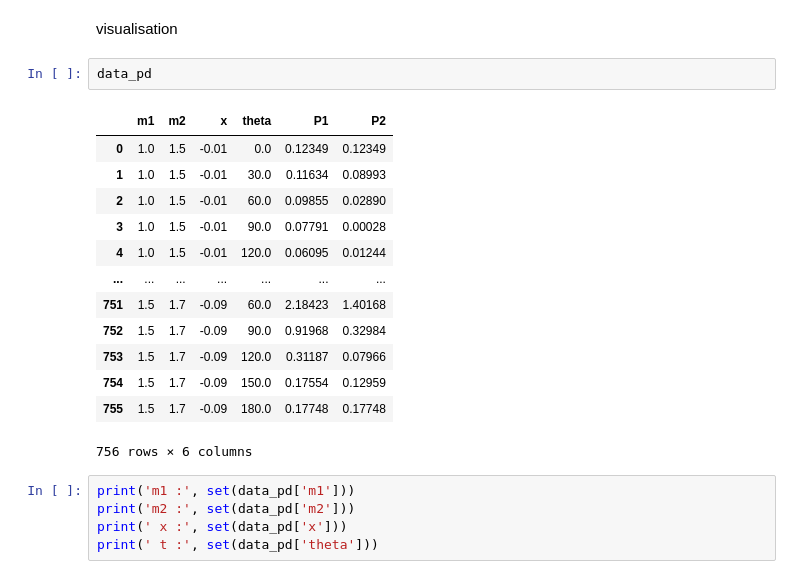
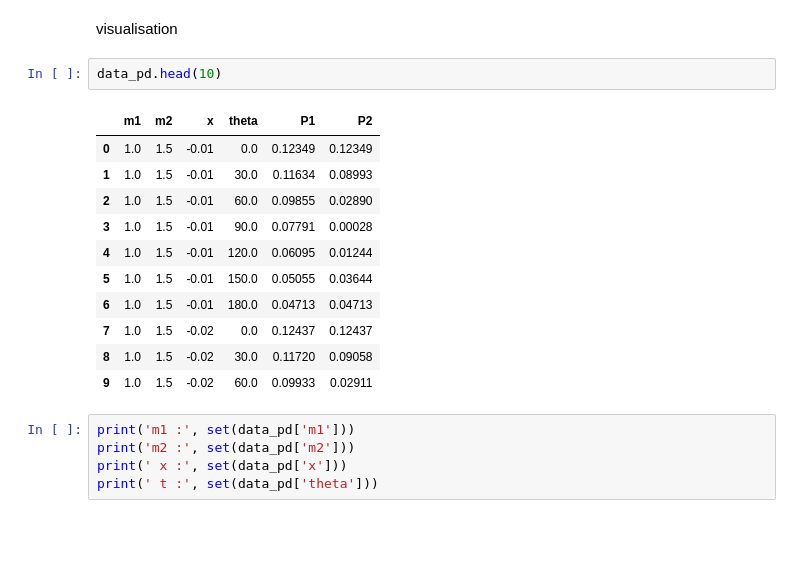
Before and after one commit to DenisPur/HomeWork-SimpleNN, a Jupyter notebook: main.ipynb, the cells around one changed output. Saved outputs shown, nothing was run; the diff lists cells and outputs as text; blank space fills up the shorter version.

```diff
--- a/main.ipynb
+++ b/main.ipynb
@@ -38,21 +38,19 @@ data_pd.columns = ['m1', 'm2', 'x', 'theta', 'P1', 'P2']
 # %% [markdown]
 visualisation
 # %%
-data_pd
+data_pd.head(10)
 # %% [output]
 |  | m1 | m2 | x | theta | P1 | P2 |
 | 0 | 1.0 | 1.5 | -0.01 | 0.0 | 0.12349 | 0.12349 |
 | 1 | 1.0 | 1.5 | -0.01 | 30.0 | 0.11634 | 0.08993 |
 | 2 | 1.0 | 1.5 | -0.01 | 60.0 | 0.09855 | 0.02890 |
 | 3 | 1.0 | 1.5 | -0.01 | 90.0 | 0.07791 | 0.00028 |
 | 4 | 1.0 | 1.5 | -0.01 | 120.0 | 0.06095 | 0.01244 |
-| ... | ... | ... | ... | ... | ... | ... |
-| 751 | 1.5 | 1.7 | -0.09 | 60.0 | 2.18423 | 1.40168 |
-| 752 | 1.5 | 1.7 | -0.09 | 90.0 | 0.91968 | 0.32984 |
-| 753 | 1.5 | 1.7 | -0.09 | 120.0 | 0.31187 | 0.07966 |
-| 754 | 1.5 | 1.7 | -0.09 | 150.0 | 0.17554 | 0.12959 |
-| 755 | 1.5 | 1.7 | -0.09 | 180.0 | 0.17748 | 0.17748 |
+| 5 | 1.0 | 1.5 | -0.01 | 150.0 | 0.05055 | 0.03644 |
+| 6 | 1.0 | 1.5 | -0.01 | 180.0 | 0.04713 | 0.04713 |
+| 7 | 1.0 | 1.5 | -0.02 | 0.0 | 0.12437 | 0.12437 |
+| 8 | 1.0 | 1.5 | -0.02 | 30.0 | 0.11720 | 0.09058 |
+| 9 | 1.0 | 1.5 | -0.02 | 60.0 | 0.09933 | 0.02911 |
-756 rows × 6 columns
 # %%
 print('m1 :', set(data_pd['m1']))
 print('m2 :', set(data_pd['m2']))
```
Also changed, not shown: parts of 9 cells of this notebook.
